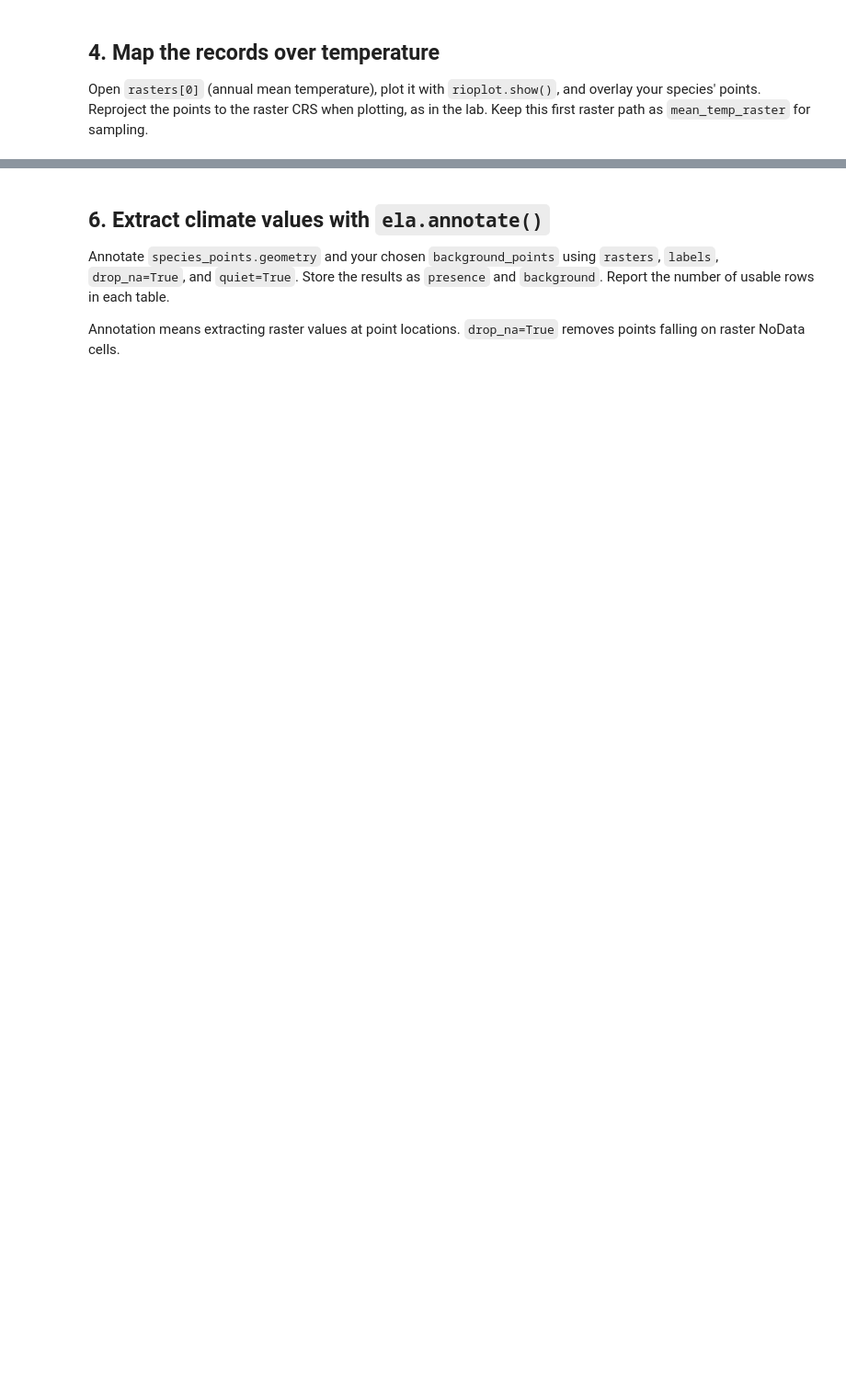
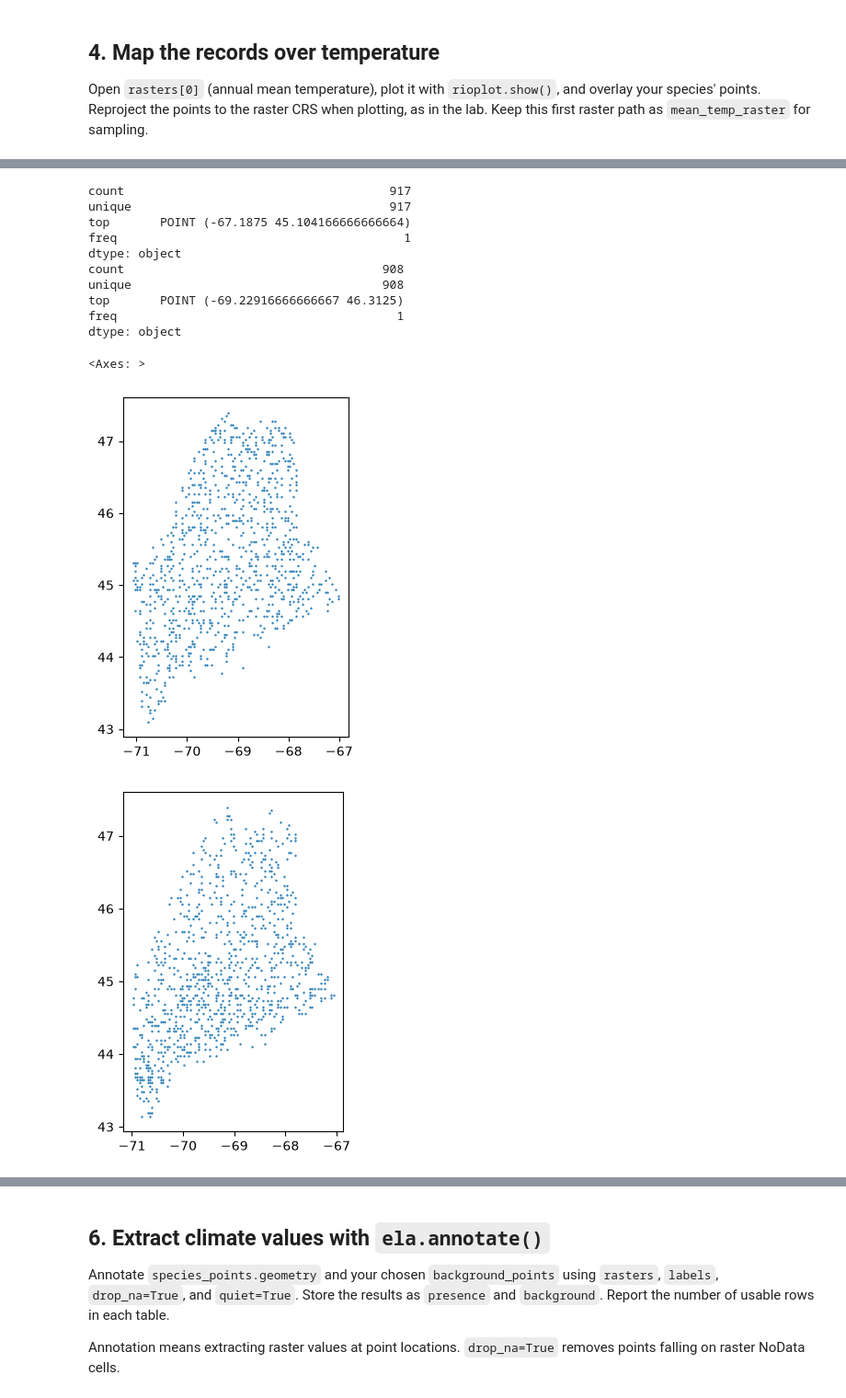
Before and after one commit to drewgutt/BIO597-SpatialBiodiversity, a Jupyter notebook: docs/assignments/Assignment-08-SDM-Software.ipynb, the cells around one changed output, grey strips where cells are left out. Shown at 92% size. Saved outputs shown, nothing was run; the diff lists cells and outputs as text; code cells hidden in the pictures; blank space fills up the shorter version.

```diff
--- a/docs/assignments/Assignment-08-SDM-Software.ipynb
+++ b/docs/assignments/Assignment-08-SDM-Software.ipynb
@@ -88,8 +161,34 @@ The biased sample favors cells with larger temperature values. This is a demonst
 # %%
 count = 1000
 
 # Create pseudoabsence with ela.sample_raster().
+pseudoabsence = ela.sample_raster(mean_temp_raster, count)
 # Create pseudoabsence_bias with ela.sample_bias_file().
+pseudoabsence_bias = ela.sample_bias_file(mean_temp_raster, count)
+
 # Drop duplicate points, print the remaining counts, and map both samples.
+
+pseudoabsence.drop_duplicates(inplace=True)
+print(pseudoabsence.describe())
+pseudoabsence.plot(markersize=0.5)
+
+
+pseudoabsence_bias.drop_duplicates(inplace=True)
+print(pseudoabsence_bias.describe())
+pseudoabsence_bias.plot(markersize=0.5)
+# %% [output]
+count                                     917
+unique                                    917
+top       POINT (-67.1875 45.104166666666664)
+freq                                        1
+dtype: object
+count                                    908
+unique                                   908
+top       POINT (-69.22916666666667 46.3125)
+freq                                       1
+dtype: object
+<Axes: >
+[figure, added]
+[figure, added]
 # %% [markdown]
 **Interpretation:** How do the two geographic samples differ? Explain why background choice can change the species–climate relationship learned by a model.
```
Also changed, not shown: parts of 23 cells of this notebook, 2 other files.
